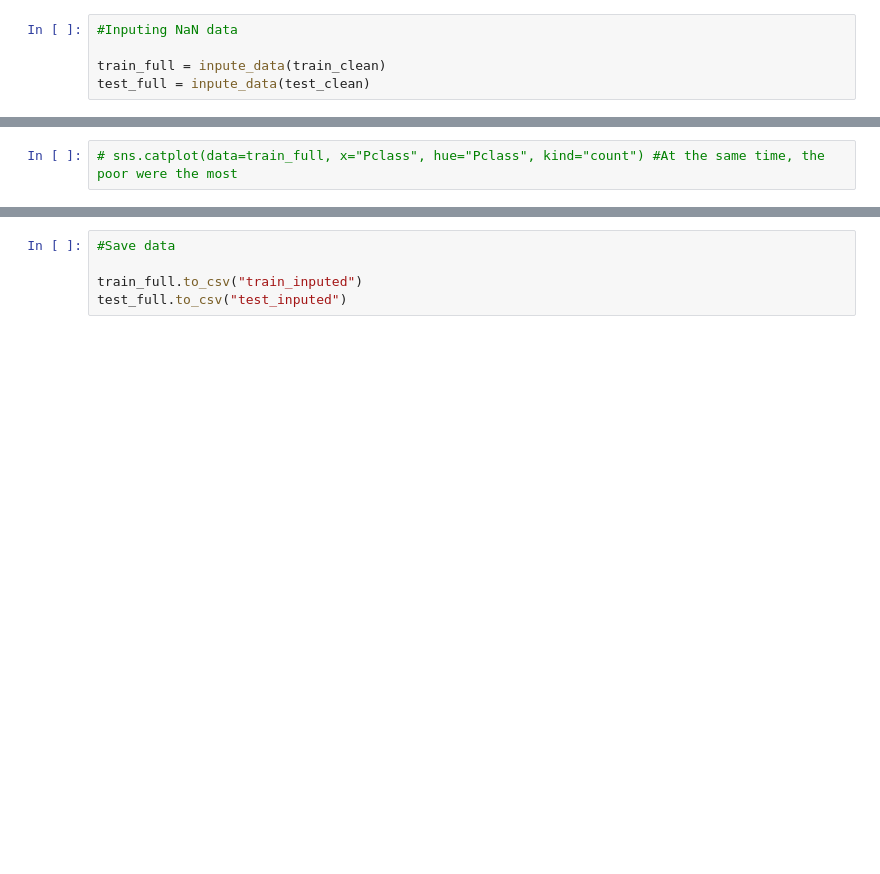
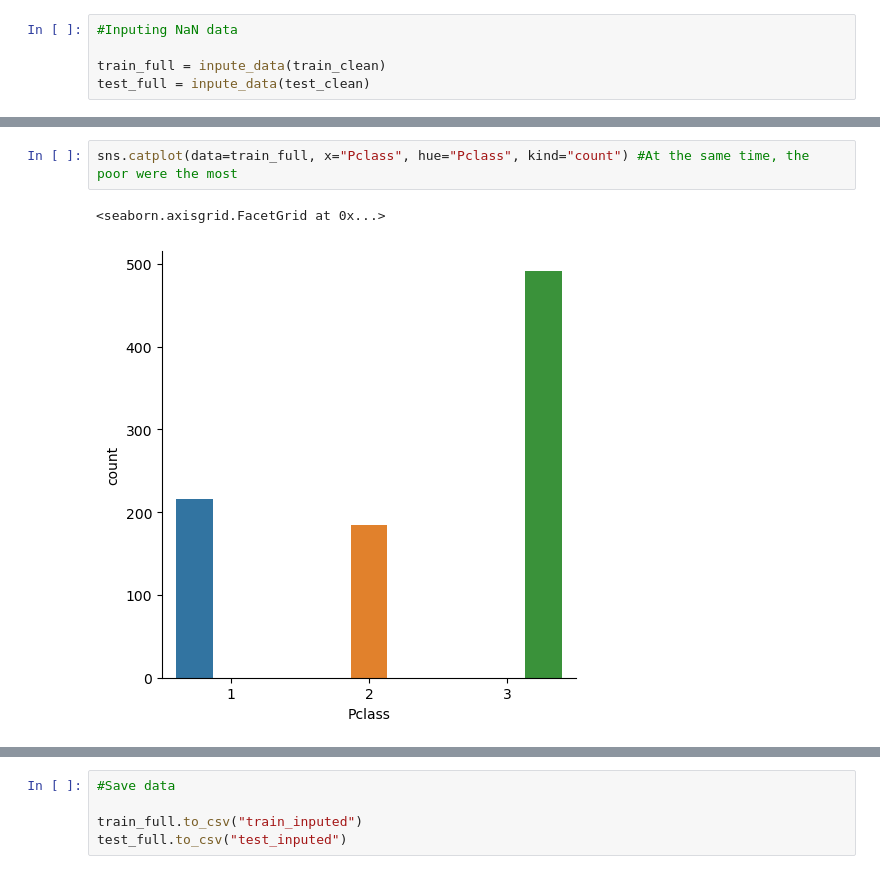
Before and after one commit to Kaysjg/Naf-Kaydes, a Jupyter notebook: 1_simple_decision.ipynb, the cells around one changed output, grey strips where cells are left out. Saved outputs shown, nothing was run; the diff lists cells and outputs as text; blank space fills up the shorter version.

```diff
--- a/1_simple_decision.ipynb
+++ b/1_simple_decision.ipynb
@@ -52,3 +94,6 @@ test_full = inpute_data(test_clean)
 # %%
-# sns.catplot(data=train_full, x="Pclass", hue="Pclass", kind="count") #At the same time, the poor were the most
+sns.catplot(data=train_full, x="Pclass", hue="Pclass", kind="count") #At the same time, the poor were the most
+# %% [output]
+<seaborn.axisgrid.FacetGrid at 0x...>
+[figure, added]
 # %%
```
Also changed, not shown: parts of 10 cells of this notebook, 6 other files.
